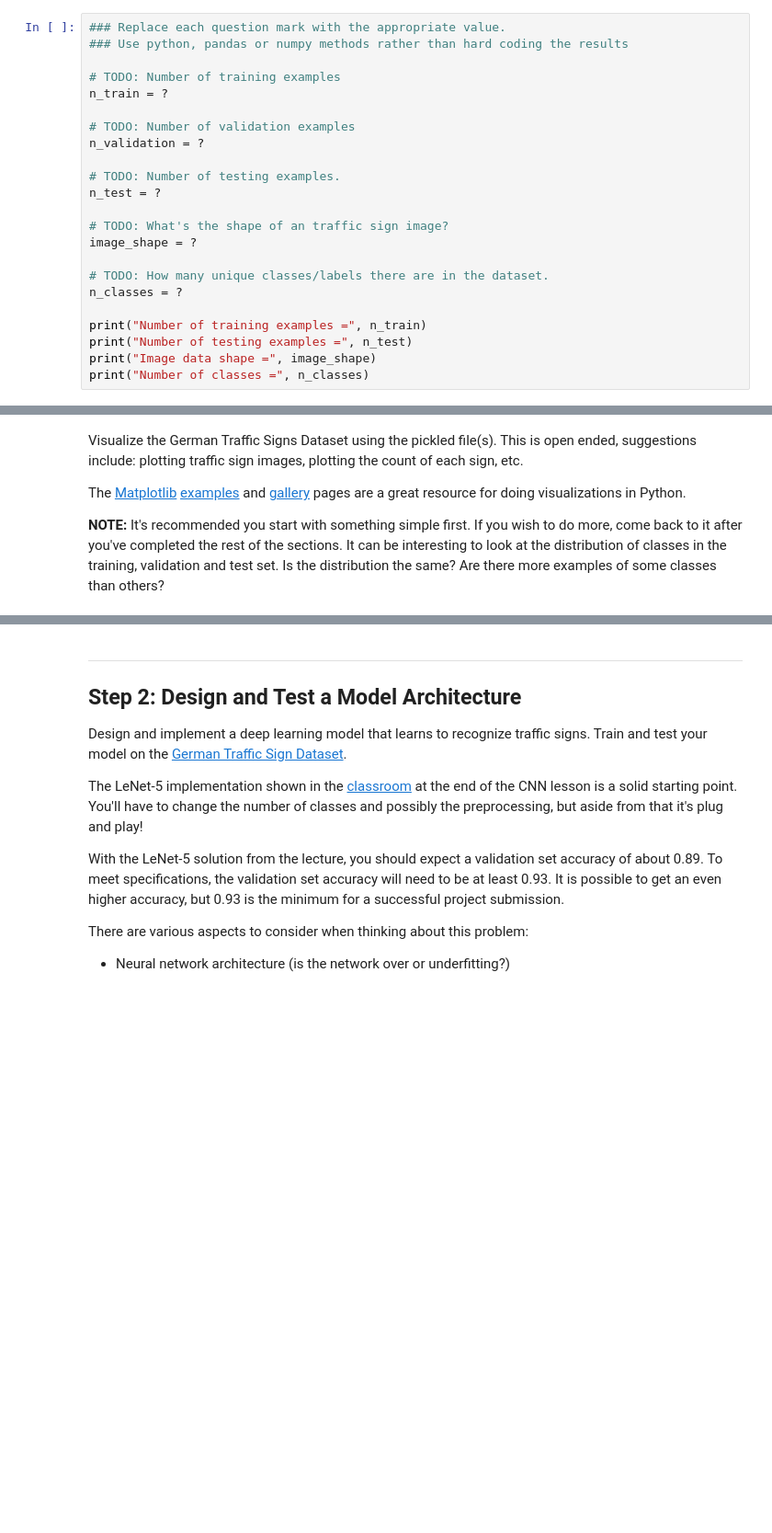
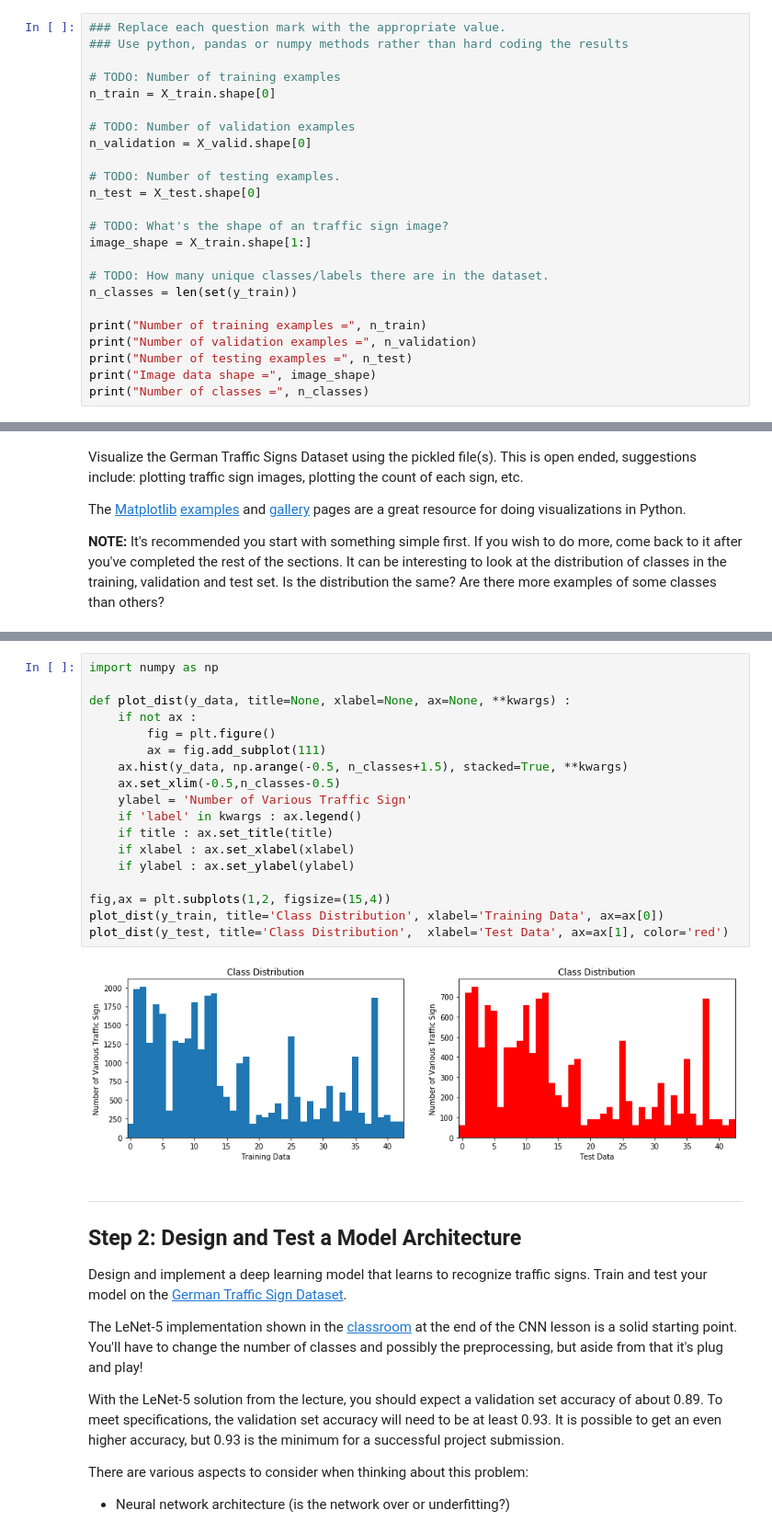
Before and after one commit to jeongwhanchoi/CarND-Traffic-Sign-Classifier, a Jupyter notebook: Traffic_Sign_Classifier.ipynb, the cells around one changed output, grey strips where cells are left out. Shown at 92% size. Drawn from its saved outputs; the diff is of its cells as text; blank space fills up the shorter version.

Commit message:
pre-process the data set

```diff
--- a/Traffic_Sign_Classifier.ipynb
+++ b/Traffic_Sign_Classifier.ipynb
@@ -59,21 +59,22 @@ Complete the basic data summary below. Use python, numpy and/or pandas methods t
 ### Use python, pandas or numpy methods rather than hard coding the results
 
 # TODO: Number of training examples
-n_train = ?
+n_train = X_train.shape[0]
 
 # TODO: Number of validation examples
-n_validation = ?
+n_validation = X_valid.shape[0]
 
 # TODO: Number of testing examples.
-n_test = ?
+n_test = X_test.shape[0]
 
 # TODO: What's the shape of an traffic sign image?
-image_shape = ?
+image_shape = X_train.shape[1:]
 
 # TODO: How many unique classes/labels there are in the dataset.
-n_classes = ?
+n_classes = len(set(y_train))
 
 print("Number of training examples =", n_train)
+print("Number of validation examples =", n_validation)
 print("Number of testing examples =", n_test)
 print("Image data shape =", image_shape)
 print("Number of classes =", n_classes)
@@ -94,3 +114,23 @@ import matplotlib.pyplot as plt
+# %%
+import numpy as np
+
+def plot_dist(y_data, title=None, xlabel=None, ax=None, **kwargs) :
+    if not ax :
+        fig = plt.figure()
+        ax = fig.add_subplot(111)
+    ax.hist(y_data, np.arange(-0.5, n_classes+1.5), stacked=True, **kwargs)
+    ax.set_xlim(-0.5,n_classes-0.5)
+    ylabel = 'Number of Various Traffic Sign'
+    if 'label' in kwargs : ax.legend()
+    if title : ax.set_title(title)
+    if xlabel : ax.set_xlabel(xlabel)
+    if ylabel : ax.set_ylabel(ylabel)
+
+fig,ax = plt.subplots(1,2, figsize=(15,4))
+plot_dist(y_train, title='Class Distribution', xlabel='Training Data', ax=ax[0])
+plot_dist(y_test, title='Class Distribution',  xlabel='Test Data', ax=ax[1], color='red')
+# %% [output]
+[figure, added]
 # %% [markdown]
 ----
 
```
Also changed, not shown: parts of 5 cells of this notebook.
